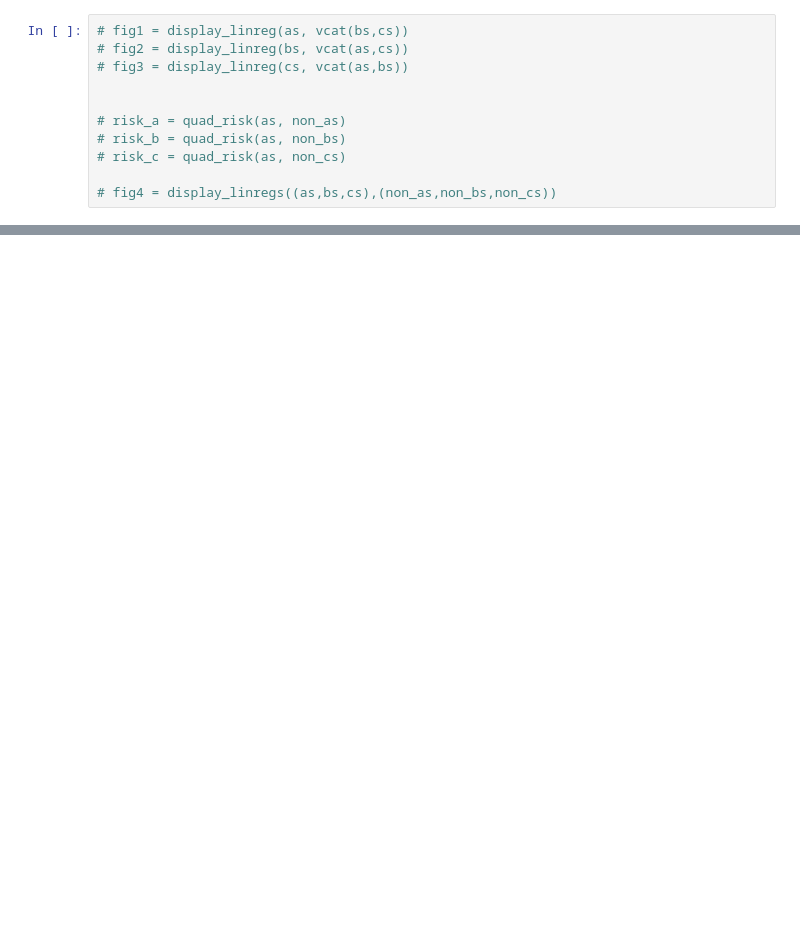
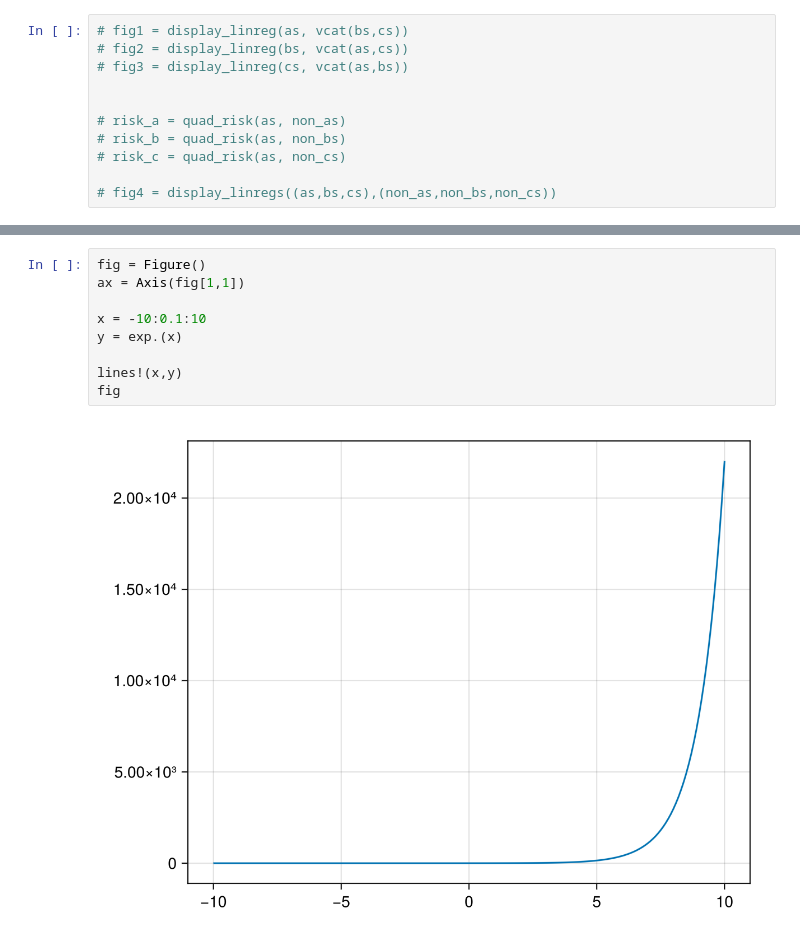
Before and after one commit to glianx/cs371-explore, a Jupyter notebook: softmax.ipynb, the cells around one changed output, grey strips where cells are left out. Saved outputs shown, nothing was run; the diff lists cells and outputs as text; blank space fills up the shorter version.

```diff
--- a/softmax.ipynb
+++ b/softmax.ipynb
@@ -111,0 +157,11 @@ Float64[]
+# %%
+fig = Figure()
+ax = Axis(fig[1,1])
+
+x = -10:0.1:10
+y = exp.(x)
+
+lines!(x,y)
+fig
+# %% [output]
+[figure, added]
```
Also changed, not shown: parts of 6 cells of this notebook, 2 other files.
